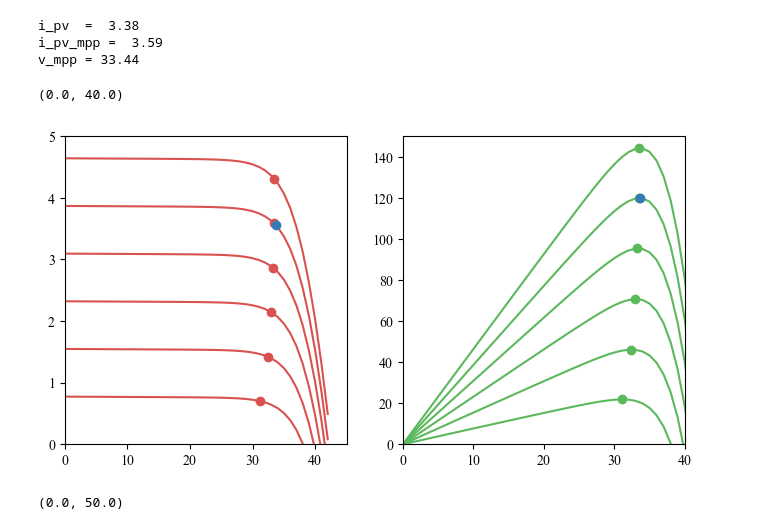
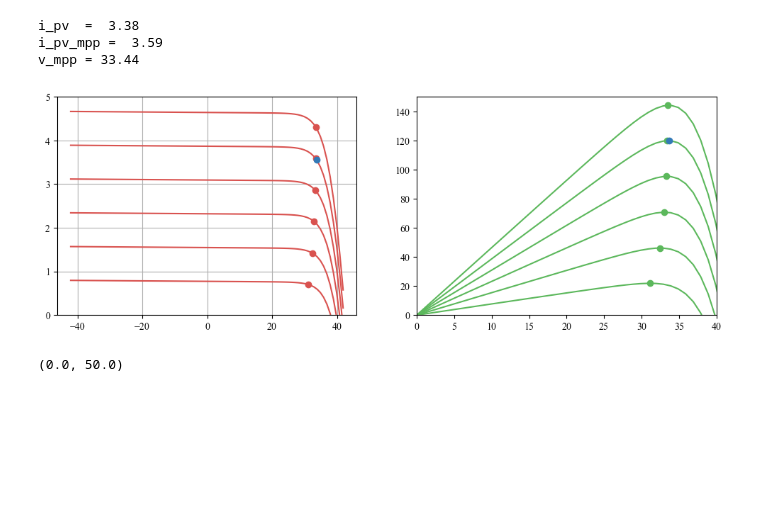
Before and after one commit to pydae/pydae, a Jupyter notebook: src/pydae/bmapu/pvs/pv_model_test.ipynb, the cells around one changed output. Saved outputs shown, nothing was run; the diff lists cells and outputs as text; code cells hidden in the pictures; blank space fills up the shorter version.

```diff
--- a/src/pydae/bmapu/pvs/pv_model_test.ipynb
+++ b/src/pydae/bmapu/pvs/pv_model_test.ipynb
@@ -30,39 +30,40 @@ v_mpp = 33.44
 # %%
 temp_deg = 25
 v = 10
-V = np.arange(0,pv.V_oc,1.0)
+V = np.arange(-pv.V_oc,pv.V_oc,1.0)
 I = np.zeros(len(V))
 
-fig,axes = plt.subplots(ncols=2,figsize=(8,4))
+fig,axes = plt.subplots(ncols=2,figsize=(12,4))
 
 irrads = np.arange(200,1400,200.0)
 #irrads = [100]
 for irrad in irrads:
     for it,v in enumerate(V):
         model.ini({'v_pv':v,'irrad':irrad,'temp_deg':temp_deg})
         I[it] = model.get_value('i_pv')
 
     axes[0].plot(V,I, color=colors[0])
     axes[1].plot(V,V*I, color=colors[1])
 
     v_mpp = model.get_value('v_mpp')
     model.ini({'v_pv':model.get_value('v_mpp'),'irrad':irrad,'temp_deg':temp_deg})
     axes[0].plot(model.get_value('v_mpp'),model.get_value('i_pv'), 'o',color=colors[0])
     axes[1].plot(model.get_value('v_mpp'),model.get_value('i_pv')*v_mpp, 'o', color=colors[1])
 
 model.ini({'v_pv':pv.V_mpp,'irrad':1000, 'temp_deg':temp_deg})
 i_mpp = model.get_value('i_pv')
 
 axes[0].plot(pv.V_mpp,i_mpp, 'o', color=colors[2])
 axes[1].plot(pv.V_mpp,pv.V_mpp*i_mpp, 'o',color=colors[2])
 
 axes[0].set_ylim(0,5)
-axes[0].set_xlim(0,45)
+#axes[0].set_xlim(0,45)
 axes[1].set_ylim(0,150)
 axes[1].set_xlim(0,40)
+axes[0].grid()
+fig.savefig('shaded.svg')
 # %% [output]
-(0.0, 40.0)
-[figure, old version]
+[figure, new version]
 # %%
 temp_deg = 25
 v = 10
```
Also changed, not shown: 11 other files.
